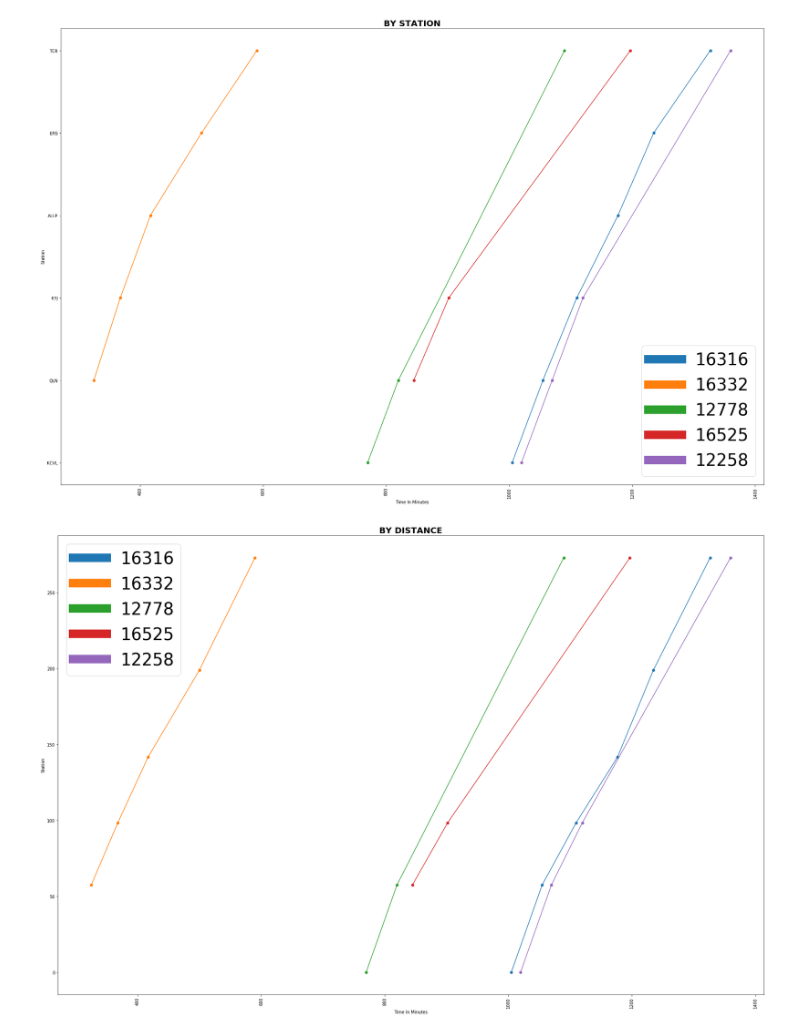
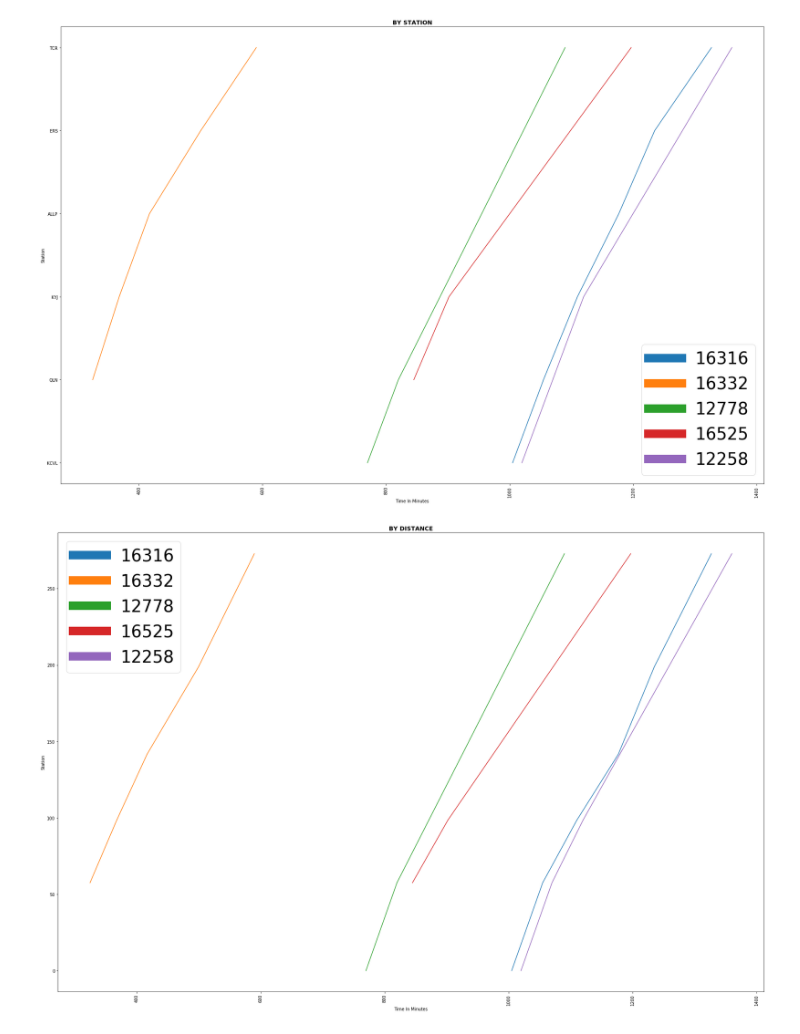
Before and after one commit to sarathsp06/weekly, a Jupyter notebook: irctc/schedule-distance.ipynb, the cells around one changed output. Cells and saved outputs as stored; diff of their text form; code cells hidden in the pictures.

```diff
--- a/irctc/schedule-distance.ipynb
+++ b/irctc/schedule-distance.ipynb
@@ -16,7 +16,7 @@ class configPlot:
         def ff():
             plt.rcParams['figure.figsize'] = [30, 20]
             f()
-            plt.title(self.title, fontsize=20, fontweight='bold')
+            plt.title(self.title, fontsize=14, fontweight='bold')
             leg = plt.legend(self.legend,prop={'size': 40})
             leg_lines = leg.get_lines()
             plt.setp(leg_lines, linewidth=20)
@@ -65,18 +65,17 @@ data = getdata()
 # %%
 @configPlot(trains,"By Station", 'Time In Minutes','Station')
 def plotAsStations():
     plt.close()
     schedules = getSchedules(getStations(),trains)
     for train in trains:
         keys = schedules[train].index.values
         values = schedules[train]["Station Code"].values
         plt.plot(keys,values)
-        plt.scatter(keys,values)
 
 
 plotAsStations()
 # %% [output]
-[figure, old version]
+[figure, new version]
 # %%
 @configPlot(trains,"By Distance",'Time In Minutes','Station')
 def plotAsStations():
@@ -86,9 +85,8 @@ def plotAsStations():
         keys = schedules[train].index.values
         values = list(map(lambda x: stations[x],schedules[train]["Station Code"].values))
         plt.plot(keys,values)
-        plt.scatter(keys,values)
 
 
 plotAsStations()
 # %% [output]
-[figure, old version]
+[figure, new version]
```
Also changed, not shown: parts of 1 cell of this notebook, 5 other files.
